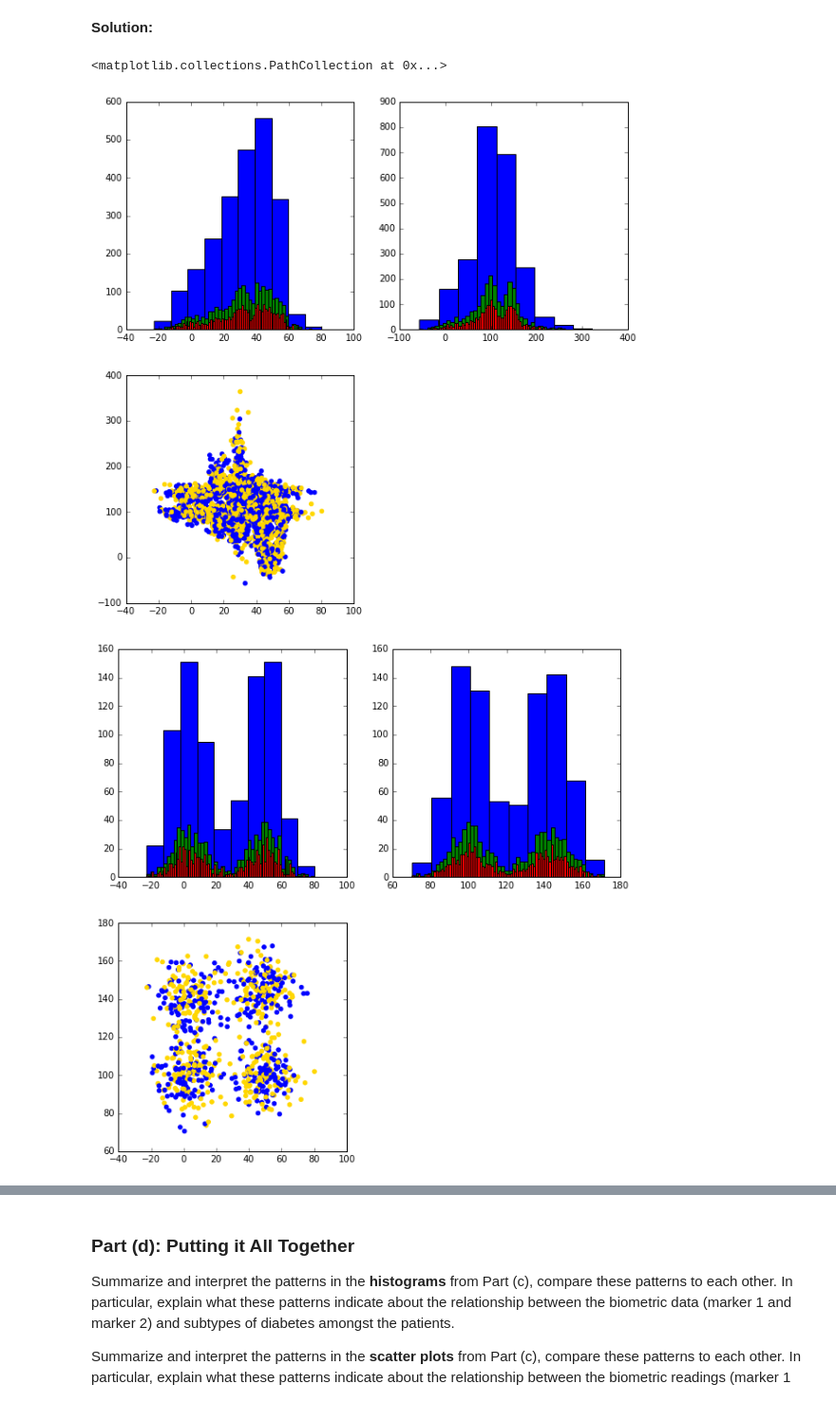
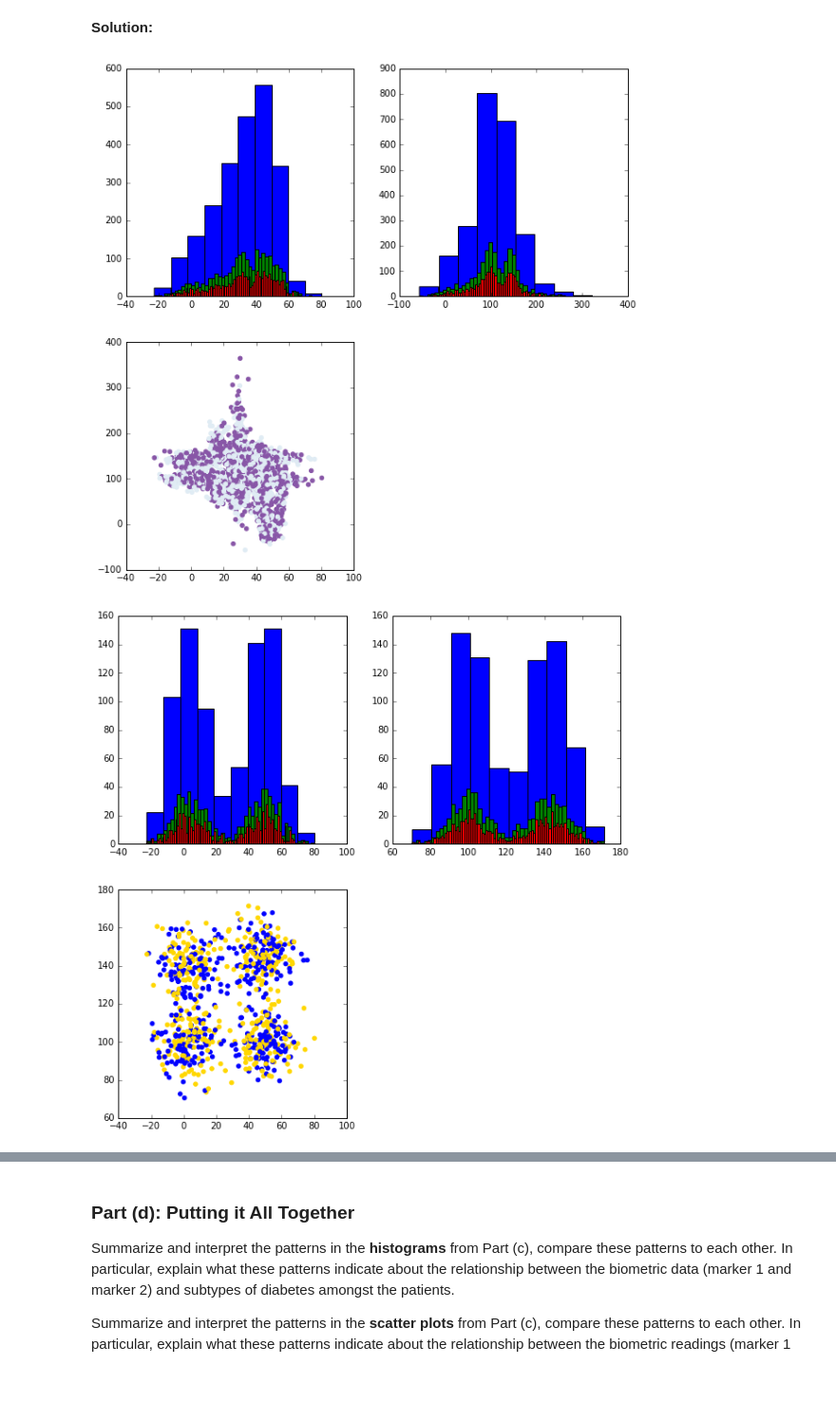
Before and after one commit to hecerinc/cs109a, a Jupyter notebook: keery_sean_CS109a_HW1.ipynb, the cells around one changed output, grey strips where cells are left out. Shown: that part at 95% size. Cells and saved outputs as stored; diff of their text form; code cells hidden in the pictures.

```diff
--- a/keery_sean_CS109a_HW1.ipynb
+++ b/keery_sean_CS109a_HW1.ipynb
@@ -293,7 +288,9 @@ mk2.hist(df['marker_2'],100)
 
 # marker 1 v marker 2 scatter
 mk3=fig.add_subplot(223)
-mk3.scatter(df['marker_1'],df['marker_2'],color=['blue','gold'])
+mk3.scatter(df['marker_1'],df['marker_2'],color=['#e0ecf4','#8856a7'])
+
+plt.show()
 
 #figure 2 children
 fig2=plt.figure(figsize=(10,10))
@@ -311,6 +308,7 @@ mk2.hist(child_data['marker_2'],100)
 # marker 1 v marker 2 scatter
 mk3=fig2.add_subplot(223)
 mk3.scatter(child_data['marker_1'],child_data['marker_2'],color=['blue','gold'])
+plt.show()
 
 #figure 3 adult males
 fig3=plt.figure(figsize=(10,10))
@@ -319,35 +317,36 @@ mk1=fig3.add_subplot(221)
 mk1.hist(male_data['marker_1'],10)
 mk1.hist(male_data['marker_1'],50)
 mk1.hist(male_data['marker_1'],100)
 # marker 2 histogram
 mk2=fig3.add_subplot(222)
 mk2.hist(male_data['marker_2'],10)
 mk2.hist(male_data['marker_2'],50)
 mk2.hist(male_data['marker_2'],100)
 
 # marker 1 v marker 2 scatter
 mk3=fig3.add_subplot(223)
 mk3.scatter(male_data['marker_1'],male_data['marker_2'],color=['blue','gold'])
+plt.show()
 
 #figure 4 adult females
 fig4=plt.figure(figsize=(10,10))
 # marker 1 histogram
 mk1=fig4.add_subplot(221)
 mk1.hist(female_data['marker_1'],10)
 mk1.hist(female_data['marker_1'],50)
 mk1.hist(female_data['marker_1'],100)
 # marker 2 histogram
 mk2=fig4.add_subplot(222)
 mk2.hist(female_data['marker_2'],10)
 mk2.hist(female_data['marker_2'],50)
 mk2.hist(female_data['marker_2'],100)
 
 # marker 1 v marker 2 scatter
 mk3=fig4.add_subplot(223)
 mk3.scatter(female_data['marker_1'],female_data['marker_2'],color=['blue','gold'])
+plt.show()
 # %% [output]
-<matplotlib.collections.PathCollection at 0x...>
-[figure, old version]
+[figure, new version]
 [figure]
 [figure]
 [figure]
```
Also changed, not shown: parts of 7 cells of this notebook.
